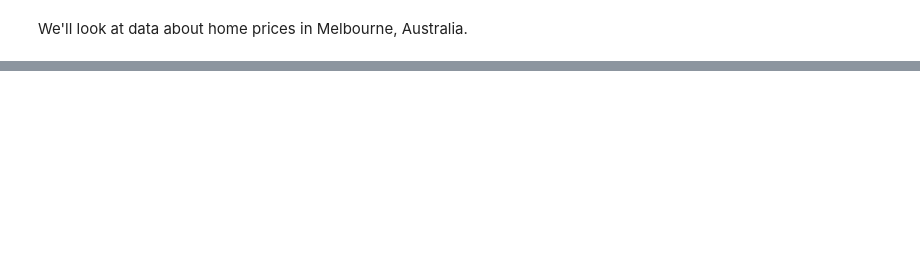
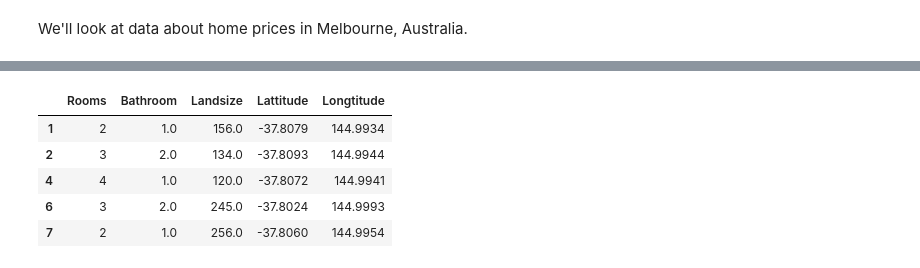
Before and after one commit to dbahiense/MachineLearning, a Jupyter notebook: select_data_for_modeling.ipynb, the cells around one changed output, grey strips where cells are left out. Saved outputs shown, nothing was run; the diff lists cells and outputs as text; code cells hidden in the pictures; blank space fills up the shorter version.

```diff
--- a/select_data_for_modeling.ipynb
+++ b/select_data_for_modeling.ipynb
@@ -25,0 +79,9 @@ melbourne_data.describe()
+# %%
+X.head()
+# %% [output]
+|  | Rooms | Bathroom | Landsize | Lattitude | Longtitude |
+| 1 | 2 | 1.0 | 156.0 | -37.8079 | 144.9934 |
+| 2 | 3 | 2.0 | 134.0 | -37.8093 | 144.9944 |
+| 4 | 4 | 1.0 | 120.0 | -37.8072 | 144.9941 |
+| 6 | 3 | 2.0 | 245.0 | -37.8024 | 144.9993 |
+| 7 | 2 | 1.0 | 256.0 | -37.8060 | 144.9954 |
```
Also changed, not shown: parts of 8 cells of this notebook.
